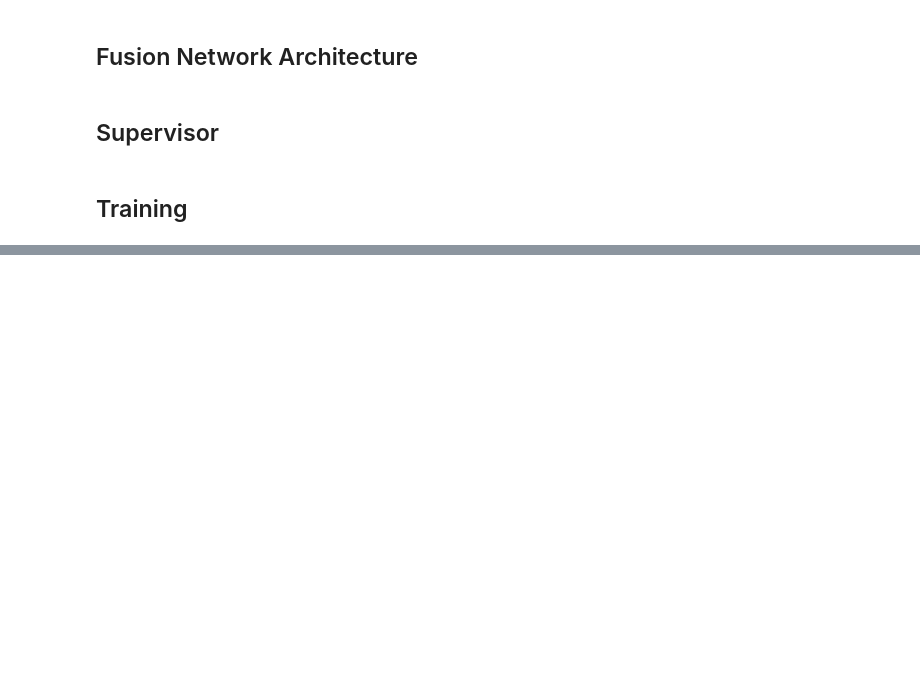
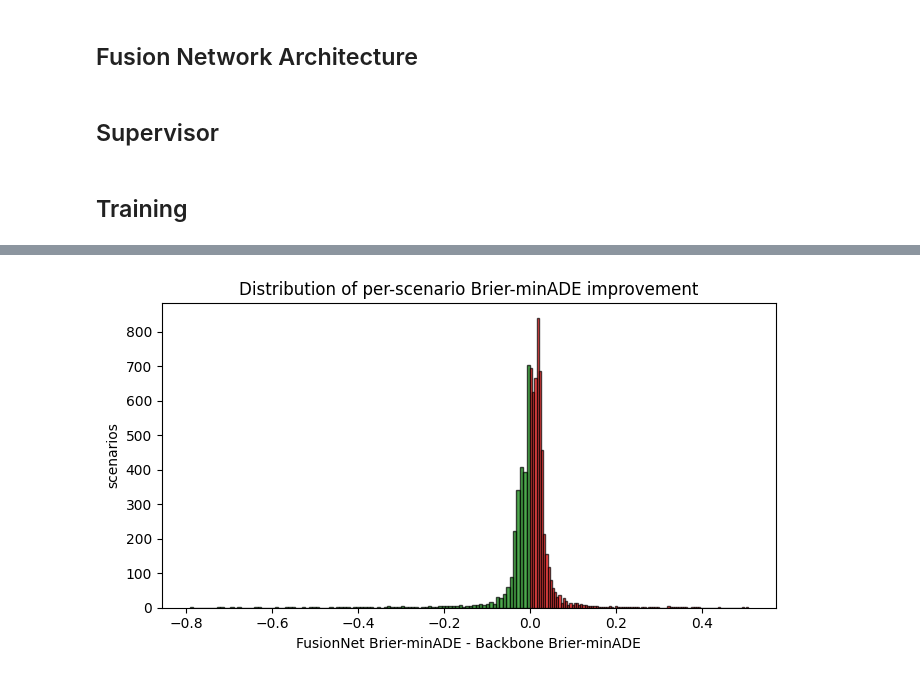
Before and after one commit to simon-kohaut/TraCS, a Jupyter notebook: examples/tracs_train.ipynb, the cells around one changed output, grey strips where cells are left out. Cells and saved outputs as stored; diff of their text form; code cells hidden in the pictures; blank space fills up the shorter version.

```diff
--- a/examples/tracs_train.ipynb
+++ b/examples/tracs_train.ipynb
@@ -63,7 +63,9 @@ class FusionNet(nn.Module):
     def __init__(self, input_dim):
         super().__init__()
         self.net = nn.Sequential(
-            nn.Linear(input_dim, 128), nn.ReLU(),
+            nn.Linear(input_dim, 512), nn.ReLU(),
+            nn.Linear(512, 256),       nn.ReLU(),
+            nn.Linear(256, 128),       nn.ReLU(),
             nn.Linear(128, 64),        nn.ReLU(),
             nn.Linear(64, 2)           # w1, w2 are unconstrained
         )
@@ -259,0 +323,12 @@ for vtype in sorted(set(agent_types)):
+# %%
+# Historgram of deltas
+plt.figure(figsize=(7, 4))
+plt.hist(delta[delta < 0], bins=100, edgecolor="black", color="green", alpha=0.7, label="Improved")
+plt.hist(delta[delta > 0], bins=100, edgecolor="black", color="red", alpha=0.7, label="Degraded")
+plt.xlabel("FusionNet Brier-minADE - Backbone Brier-minADE")
+plt.ylabel("scenarios")
+plt.title("Distribution of per-scenario Brier-minADE improvement")
+plt.tight_layout()
+plt.show()
+# %% [output]
+[figure, added]
```
Also changed, not shown: parts of 7 cells of this notebook.
